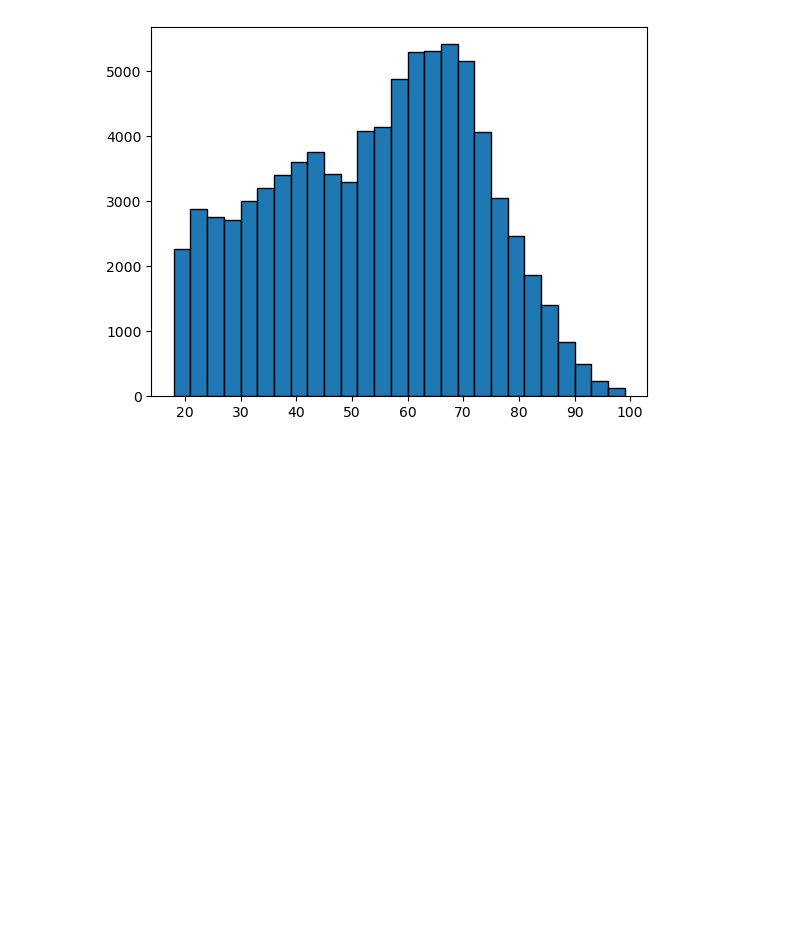
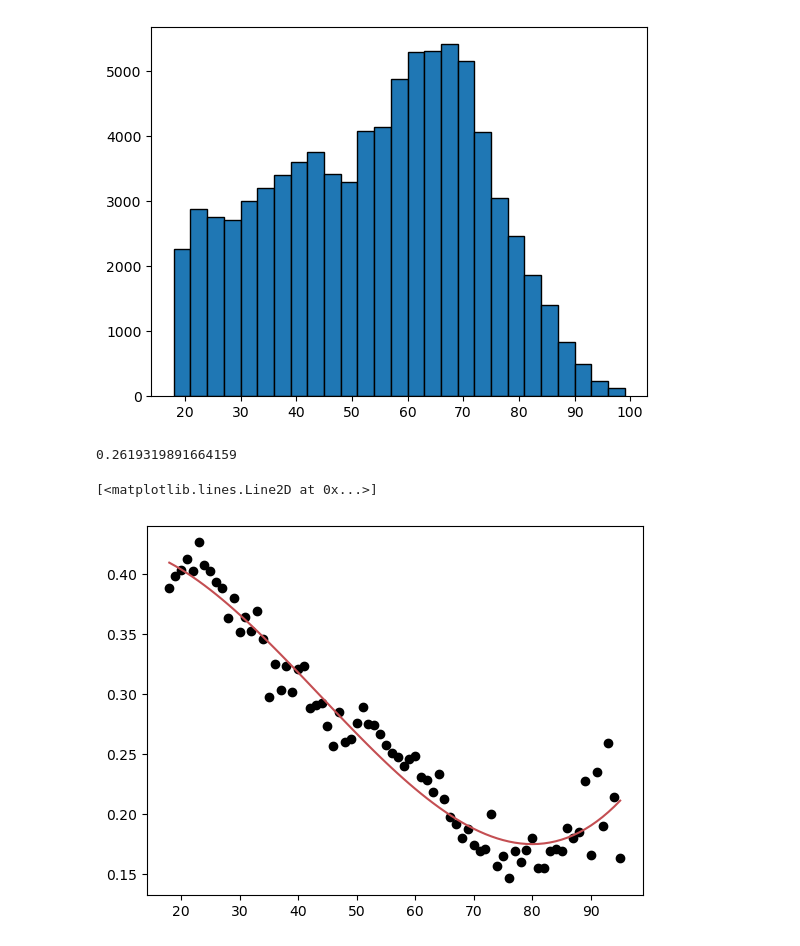
Before and after one commit to fyzeen/CentraCare-Isolation-Data, a Jupyter notebook: ExpandedDatasetAnalysis.ipynb, the cells around one changed output. Drawn from its saved outputs; the diff is of its cells as text; code cells hidden in the pictures; blank space fills up the shorter version.

```diff
--- a/ExpandedDatasetAnalysis.ipynb
+++ b/ExpandedDatasetAnalysis.ipynb
@@ -10,7 +10,7 @@ import json
 from urllib.request import urlopen
 import plotly.express as px
 # %%
-df = pd.read_csv("./data/CentracareSocialIsolation_CLEANED.csv", index_col=0)
+df = pd.read_csv("./data/CentracareIsolation_CLEANED.csv", index_col=0)
 # %% [markdown]
 ### Brief Documentation
 Each bullet point describes the data stored in each column of `df`
@@ -120,3 +138,16 @@ plt.hist(df["Age"], np.arange(18, 100, 3), edgecolor='black', lw=1)
         69, 72, 75, 78, 81, 84, 87, 90, 93, 96, 99]),
  <BarContainer object of 27 artists>)
 [figure]
+# %%
+# Proportion isolated in the entire dataset
+df["Isolation_YN"].mean()
+# %% [output]
+0.2619319891664159
+# %%
+age_array = df.groupby("Age")["Isolation_YN"].mean()[:-4]
+plt.scatter(age_array.index, age_array.values, c = "black")
+spl = UnivariateSpline(age_array.index, age_array.values)
+plt.plot(age_array.index, spl(age_array.index), label='Trend Line', color = "#c44e52")
+# %% [output]
+[<matplotlib.lines.Line2D at 0x...>]
+[figure, added]
```
Also changed, not shown: parts of 8 cells of this notebook, 3 other files.
